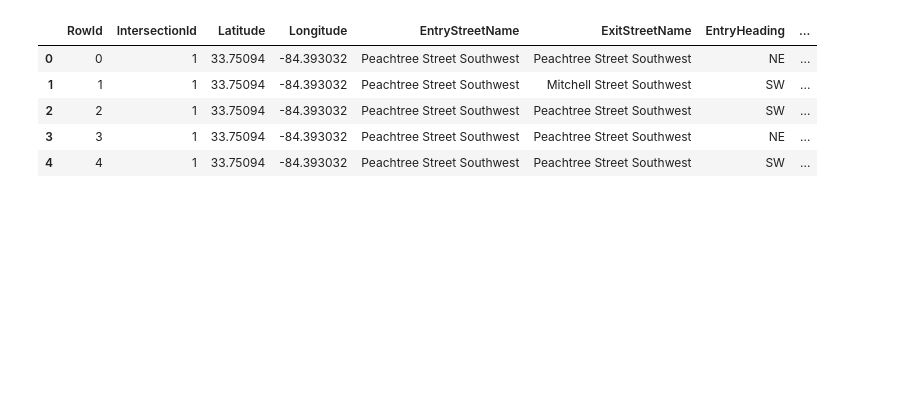
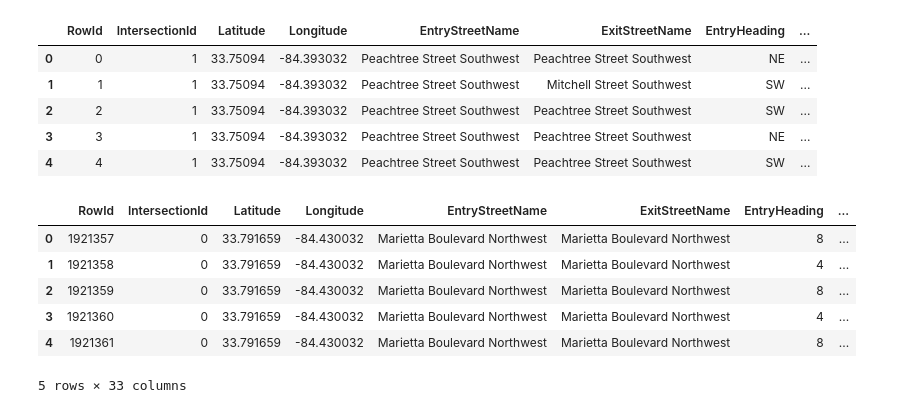
Before and after one commit to spliichx/traffic-congestion, a Jupyter notebook: traffic.ipynb, the cells around one changed output. Cells and saved outputs as stored; diff of their text form; code cells hidden in the pictures; blank space fills up the shorter version.

```diff
--- a/traffic.ipynb
+++ b/traffic.ipynb
@@ -369,3 +369,15 @@ train['EntryHeading'] = train['EntryHeading'].map(cardinal_dir)
 train['ExitHeading'] = train['ExitHeading'].map(cardinal_dir)
 test['EntryHeading'] = test['EntryHeading'].map(cardinal_dir)
 test['ExitHeading'] = test['ExitHeading'].map(cardinal_dir)
+# %%
+train['TurnType'] = train['ExitHeading'] - train['EntryHeading']
+test['TurnType'] = test['ExitHeading'] - test['EntryHeading']
+train.head()
+# %% [output]
+|  | RowId | IntersectionId | Latitude | Longitude | EntryStreetName | ExitStreetName | EntryHeading | ... |
+| 0 | 1921357 | 0 | 33.791659 | -84.430032 | Marietta Boulevard Northwest | Marietta Boulevard Northwest | 8 | ... |
+| 1 | 1921358 | 0 | 33.791659 | -84.430032 | Marietta Boulevard Northwest | Marietta Boulevard Northwest | 4 | ... |
+| 2 | 1921359 | 0 | 33.791659 | -84.430032 | Marietta Boulevard Northwest | Marietta Boulevard Northwest | 8 | ... |
+| 3 | 1921360 | 0 | 33.791659 | -84.430032 | Marietta Boulevard Northwest | Marietta Boulevard Northwest | 4 | ... |
+| 4 | 1921361 | 0 | 33.791659 | -84.430032 | Marietta Boulevard Northwest | Marietta Boulevard Northwest | 8 | ... |
+5 rows × 33 columns
```
Also changed, not shown: parts of 17 cells of this notebook.
